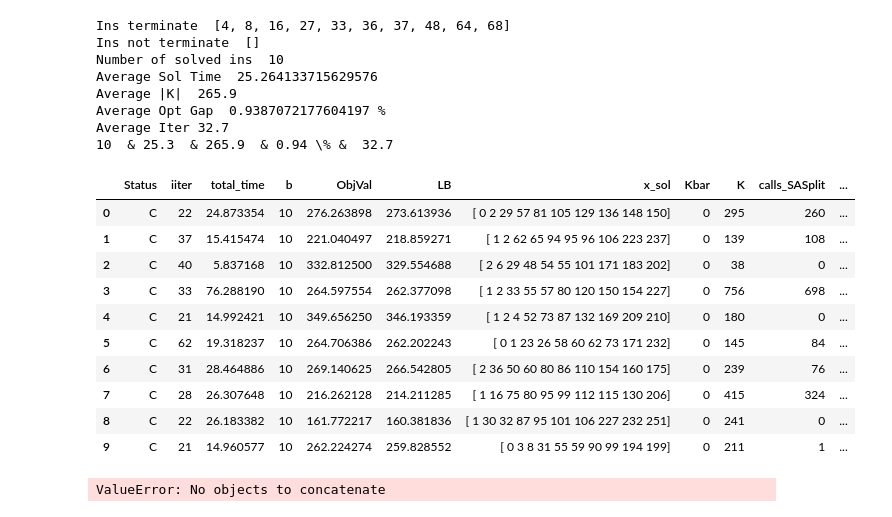
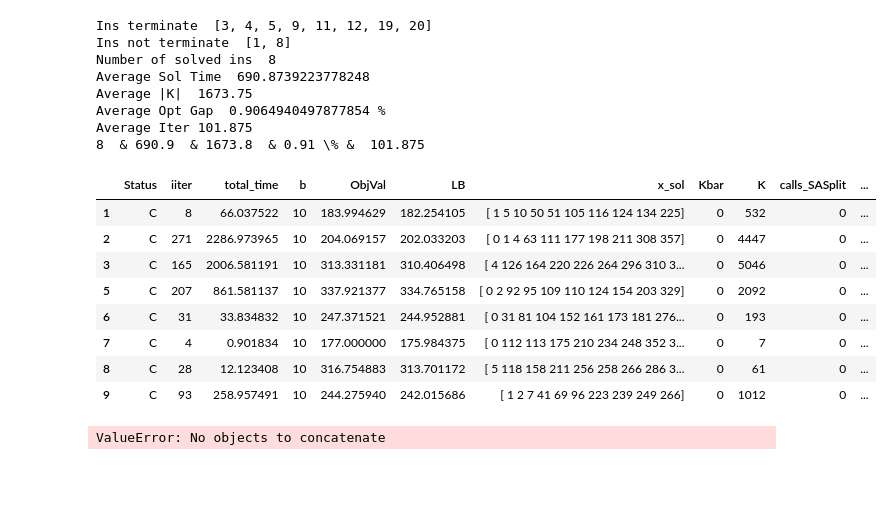
Before and after one commit to diHnguyen/SSPI, a Jupyter notebook: PythonConversion/Dec2024_Output/ProcessOutput.ipynb, the cells around one changed output. Drawn from its saved outputs; the diff is of its cells as text; code cells hidden in the pictures; blank space fills up the shorter version.

```diff
--- a/PythonConversion/Dec2024_Output/ProcessOutput.ipynb
+++ b/PythonConversion/Dec2024_Output/ProcessOutput.ipynb
@@ -5,7 +5,7 @@ import os
 import numpy as np
 
 os.chdir("/Users/dinguyen/Desktop/Local Documents/GitHub/Paper5/PythonConversion/")
-N = 40 #50
+N = 50 #50
 
 # N30
 # ins = [1,2,5,6,7,8,9,10,11,12]
@@ -14,19 +14,19 @@ N = 40 #50
 
 # N40
 # ins = [1, 3, 5, 6, 7, 9, 10, 11, 12, 13]
-ins =  [4, 8, 16, 27, 33, 36, 37, 48, 64, 68]
+# ins =  [4, 8, 16, 27, 33, 36, 37, 48, 64, 68]
 # ins =  [2, 14, 18, 22, 24, 38, 39, 40, 56, 76]
 
 # N50
 # ins =  [2, 6, 7, 10, 13, 14, 15, 16, 17, 21]
 # ins =  [18, 26, 46, 73, 93, 98, 110, 113, 122, 124]
-# ins =  [1, 3, 4, 5, 8, 9, 11, 12, 19, 20]
+ins =  [1, 3, 4, 5, 8, 9, 11, 12, 19, 20]
 # Desktop/Local Documents/GitHub/Paper5/PythonConversion/Dec2024_Output/Iter/main_singleCut_combinedStratV1_WarmStart_threshold_p_15_N40_56.txt
 
 def processMain(N, ins):
     fileNames = []
     for i in ins:
-        fileNames.append("./Dec2024_Output/Iter/main_singleCut_combinedStratV1_WarmStart_threshold_p_15_N"+str(N)+"_"+str(i)+".txt")
+        fileNames.append("./Dec2024_Output/Iter/main_singleCut_combinedStratV1_WarmStart_threshold_p_onePartition_15_N"+str(N)+"_"+str(i)+".txt")
         # fileNames.append("./Iter/main_A3_0_15_N"+str(N)+"_"+str(i)+".txt")
     # print(fileNames)
     # Use the next line for finished ins
@@ -65,51 +65,49 @@ def processMain(N, ins):
     df_filtered = df_filtered[df_filtered.Status == "C"]
     # df_filtered = df_filtered[~df_filtered['Ins'].isin(ins_not_terminate)]
     # df_filtered = df_filtered.groupby('Ins').apply(
     #     lambda group: group[group['total_time'] == group['total_time'].max()])
     # df_filtered = df_filtered.reset_index(drop=True)
     df_filtered["OptGap"] = (df_filtered.ObjVal-df_filtered.LB)/df_filtered.ObjVal*100
     solved_ins = len(df_filtered)
     avg_time = df_filtered['total_time'].mean()
     avg_K = df_filtered['K'].mean()
     opt_gap = df_filtered["OptGap"].mean()
     avg_iter = df_filtered["iiter"].mean()+1
     print("Number of solved ins ", solved_ins)
     print("Average Sol Time ", avg_time)
     print("Average |K| ", avg_K)
     print("Average Opt Gap ", opt_gap,"%")
     print("Average Iter", avg_iter)
     # {number:.2f}
     print(str(solved_ins), " & %.1f"  % avg_time, " & %.1f" % avg_K, " & %.2f" %opt_gap, "\% & ",str(avg_iter) )
 
 
     # print(output)
     # for i in range(5):
     #     output = pd.read_csv(EXP+"_N"+str(N)+"_"+str(i+1)+".txt", sep=";", header=None)
 
     return df_filtered
 
 df_default = processMain(N,ins)
 df_default
 # %% [output]
-Ins terminate  [4, 8, 16, 27, 33, 36, 37, 48, 64, 68]
-Ins not terminate  []
-Number of solved ins  10
-Average Sol Time  25.264133715629576
-Average |K|  265.9
-Average Opt Gap  0.9387072177604197 %
-Average Iter 32.7
-10  & 25.3  & 265.9  & 0.94 \% &  32.7
+Ins terminate  [3, 4, 5, 9, 11, 12, 19, 20]
+Ins not terminate  [1, 8]
+Number of solved ins  8
+Average Sol Time  690.8739223778248
+Average |K|  1673.75
+Average Opt Gap  0.9064940497877854 %
+Average Iter 101.875
+8  & 690.9  & 1673.8  & 0.91 \% &  101.875
 |  | Status | iiter | total_time | b | ObjVal | LB | x_sol | Kbar | K | calls_SASplit | ... |
-| 0 | C | 22 | 24.873354 | 10 | 276.263898 | 273.613936 | [ 0 2 29 57 81 105 129 136 148 150] | 0 | 295 | 260 | ... |
-| 1 | C | 37 | 15.415474 | 10 | 221.040497 | 218.859271 | [ 1 2 62 65 94 95 96 106 223 237] | 0 | 139 | 108 | ... |
-| 2 | C | 40 | 5.837168 | 10 | 332.812500 | 329.554688 | [ 2 6 29 48 54 55 101 171 183 202] | 0 | 38 | 0 | ... |
-| 3 | C | 33 | 76.288190 | 10 | 264.597554 | 262.377098 | [ 1 2 33 55 57 80 120 150 154 227] | 0 | 756 | 698 | ... |
-| 4 | C | 21 | 14.992421 | 10 | 349.656250 | 346.193359 | [ 1 2 4 52 73 87 132 169 209 210] | 0 | 180 | 0 | ... |
-| 5 | C | 62 | 19.318237 | 10 | 264.706386 | 262.202243 | [ 0 1 23 26 58 60 62 73 171 232] | 0 | 145 | 84 | ... |
-| 6 | C | 31 | 28.464886 | 10 | 269.140625 | 266.542805 | [ 2 36 50 60 80 86 110 154 160 175] | 0 | 239 | 76 | ... |
-| 7 | C | 28 | 26.307648 | 10 | 216.262128 | 214.211285 | [ 1 16 75 80 95 99 112 115 130 206] | 0 | 415 | 324 | ... |
-| 8 | C | 22 | 26.183382 | 10 | 161.772217 | 160.381836 | [ 1 30 32 87 95 101 106 227 232 251] | 0 | 241 | 0 | ... |
-| 9 | C | 21 | 14.960577 | 10 | 262.224274 | 259.828552 | [ 0 3 8 31 55 59 90 99 194 199] | 0 | 211 | 1 | ... |
+| 1 | C | 8 | 66.037522 | 10 | 183.994629 | 182.254105 | [ 1 5 10 50 51 105 116 124 134 225] | 0 | 532 | 0 | ... |
+| 2 | C | 271 | 2286.973965 | 10 | 204.069157 | 202.033203 | [ 0 1 4 63 111 177 198 211 308 357] | 0 | 4447 | 0 | ... |
+| 3 | C | 165 | 2006.581191 | 10 | 313.331181 | 310.406498 | [ 4 126 164 220 226 264 296 310 3... | 0 | 5046 | 0 | ... |
+| 5 | C | 207 | 861.581137 | 10 | 337.921377 | 334.765158 | [ 0 2 92 95 109 110 124 154 203 329] | 0 | 2092 | 0 | ... |
+| 6 | C | 31 | 33.834832 | 10 | 247.371521 | 244.952881 | [ 0 31 81 104 152 161 173 181 276... | 0 | 193 | 0 | ... |
+| 7 | C | 4 | 0.901834 | 10 | 177.000000 | 175.984375 | [ 0 112 113 175 210 234 248 352 3... | 0 | 7 | 0 | ... |
+| 8 | C | 28 | 12.123408 | 10 | 316.754883 | 313.701172 | [ 5 118 158 211 256 258 266 286 3... | 0 | 61 | 0 | ... |
+| 9 | C | 93 | 258.957491 | 10 | 244.275940 | 242.015686 | [ 1 2 7 41 69 96 223 239 249 266] | 0 | 1012 | 0 | ... |
 # %%
 import pandas as pd
 import os
```
